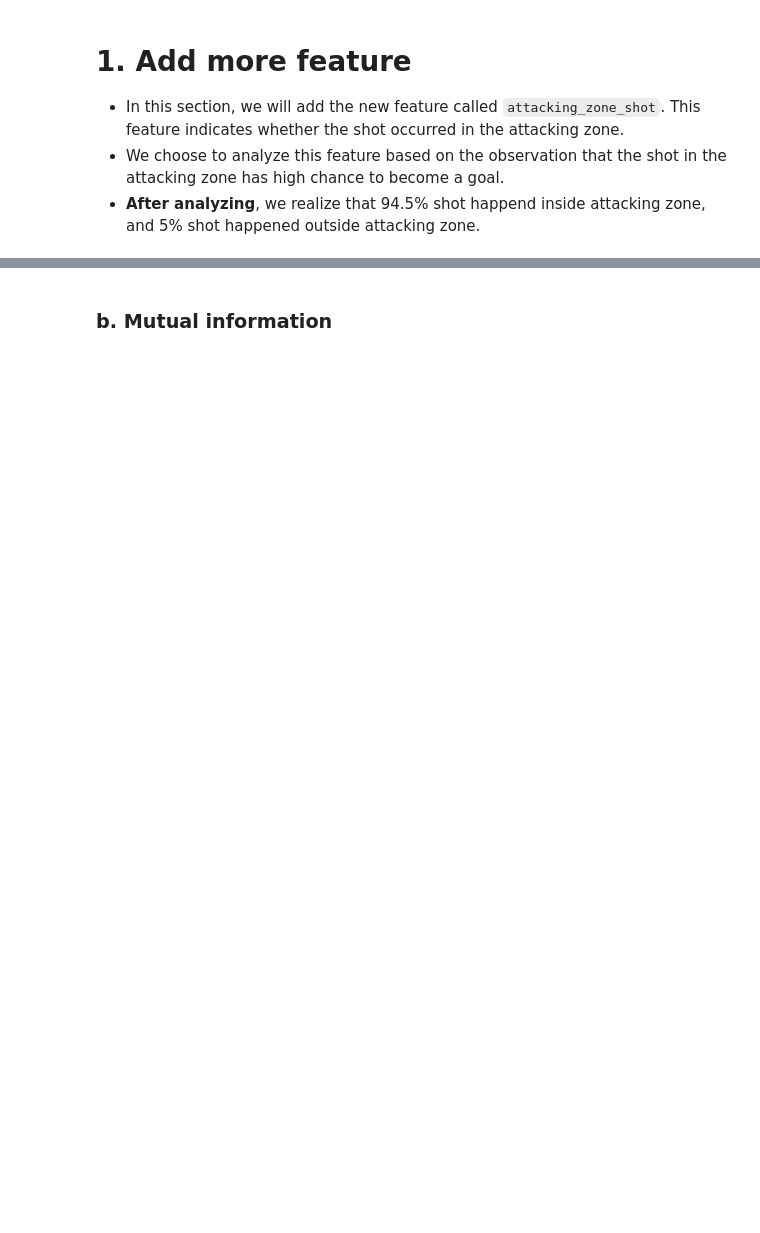
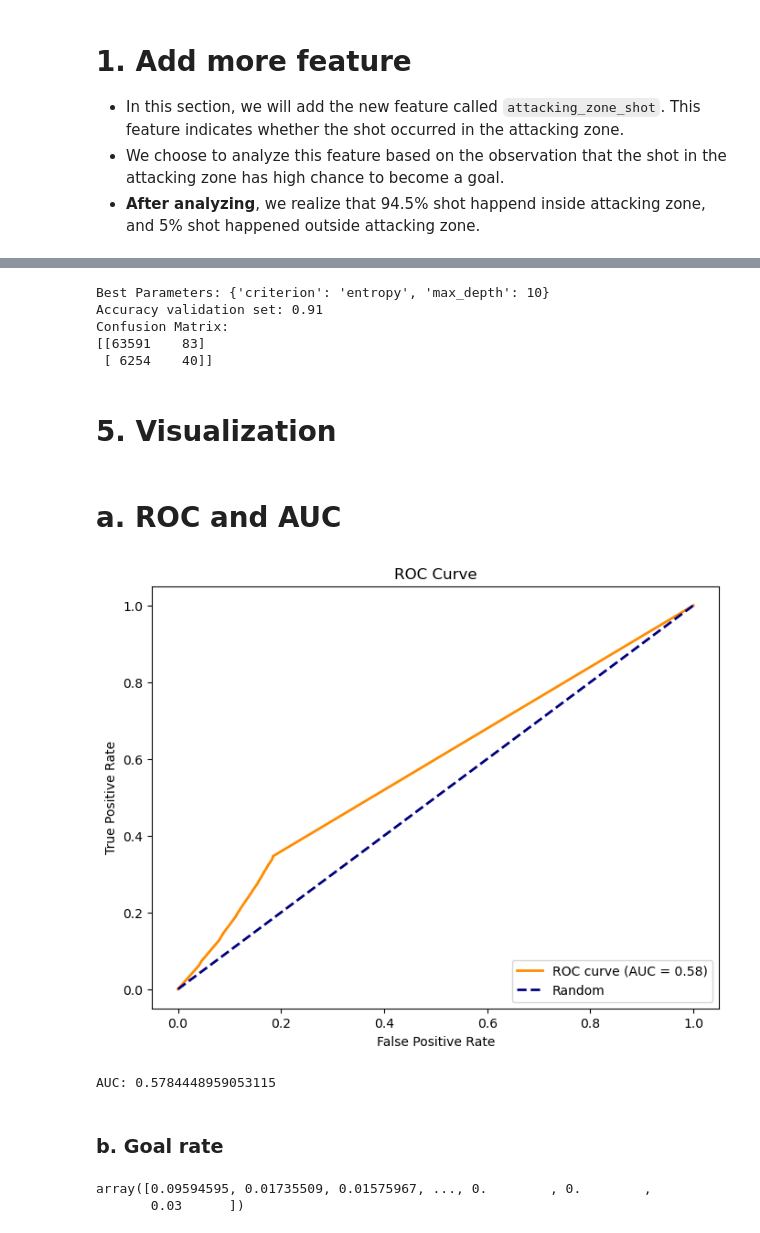
Before and after one commit to Arminhosseini/IFT6758_project, a Jupyter notebook: best_shot_model.ipynb, the cells around one changed output, grey strips where cells are left out. Cells and saved outputs as stored; diff of their text form; code cells hidden in the pictures; blank space fills up the shorter version.

```diff
--- a/best_shot_model.ipynb
+++ b/best_shot_model.ipynb
@@ -169,0 +153,6 @@ Shape of X: (770152, 2)
+# %%
+encoder = OneHotEncoder(handle_unknown='ignore')
+encoder.fit(X_train_categorical)
+
+X_train_categorical = encoder.transform(X_train_categorical).toarray()
+X_val_categorical = encoder.transform(X_val_categorical).toarray()
@@ -169,0 +161,9 @@ Shape of X: (770152, 2)
+# %%
+scaler = StandardScaler()
+scaler.fit(X_train_numerical)
+
+X_train_numerical = scaler.transform(X_train_numerical)
+X_val_numerical = scaler.transform(X_val_numerical)
+# %%
+X_train = np.concatenate([X_train_numerical, X_train_categorical], axis=1)
+X_val = np.concatenate([X_val_numerical, X_val_categorical], axis=1)
@@ -169,0 +174,4 @@ Shape of X: (770152, 2)
+# %%
+clf = DecisionTreeClassifier()
+
+clf.fit(X_train, y_train)
@@ -169,0 +211,17 @@ Shape of X: (770152, 2)
+# %%
+y_val_pred = best_dt_classifier.predict(X_val)
+accuracy = accuracy_score(y_val, y_val_pred)
+conf_matrix = confusion_matrix(y_val, y_val_pred)
+
+print("Best Parameters:", best_params)
+print(f"Accuracy validation set: {accuracy:.2f}")
+print("Confusion Matrix:")
+print(conf_matrix)
+# %% [output]
+Best Parameters: {'criterion': 'entropy', 'max_depth': 10}
+Accuracy validation set: 0.91
+Confusion Matrix:
+[[63591    83]
+ [ 6254    40]]
+# %% [markdown]
+# 5. Visualization
@@ -170,2 +230,32 @@ Shape of X: (770152, 2)
+# %% [markdown]
+# a. ROC and AUC
+# %%
+y_prob = clf.predict_proba(X_val)[:, 1]
+
+# Calculate ROC curve and AUC
+fpr, tpr, thresholds = roc_curve(y_val, y_prob)
+roc_auc = auc(fpr, tpr)
+
+# Plot ROC curve
+plt.figure(figsize=(8, 6))
+plt.plot(fpr, tpr, color='darkorange', lw=2, label='ROC curve (AUC = {:.2f})'.format(roc_auc))
+plt.plot([0, 1], [0, 1], color='navy', lw=2, linestyle='--', label='Random')
+plt.xlabel('False Positive Rate')
+plt.ylabel('True Positive Rate')
+plt.title('ROC Curve')
+plt.legend(loc='lower right')
+plt.show()
+
+# Display AUC score
+print('AUC:', roc_auc_score(y_val, y_prob))
+# %% [output]
+[figure, added]
+AUC: 0.5784448959053115
 # %% [markdown]
-### b. Mutual information
+### b. Goal rate
+# %%
+y_val_pre_proba = best_dt_classifier.predict_proba(X_val)[:, 1]
+y_val_pre_proba
+# %% [output]
+array([0.09594595, 0.01735509, 0.01575967, ..., 0.        , 0.        ,
+       0.03      ])
```
Also changed, not shown: parts of 38 cells of this notebook, 3 other files.
